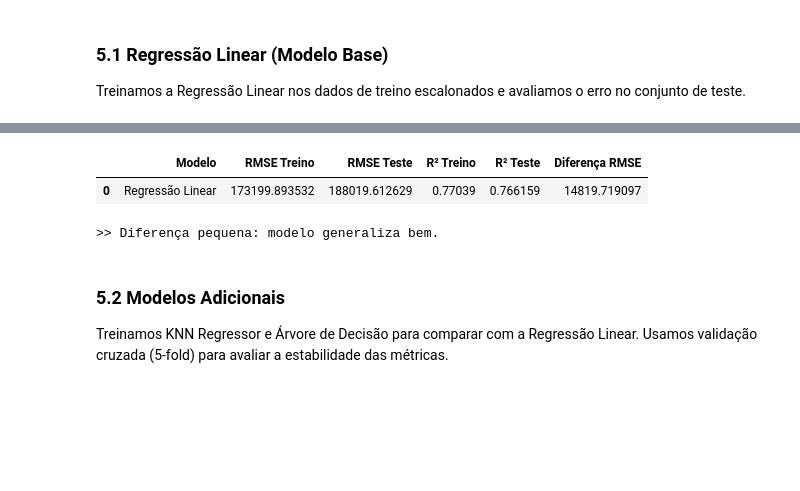
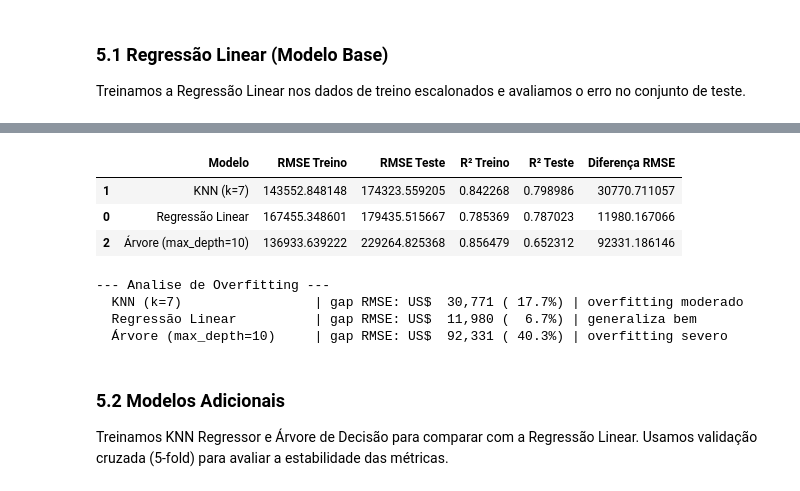
Before and after one commit to robertosim/projeto_avaliativo_analise_preditiva_sctec, a Jupyter notebook: notebooks/principal.ipynb, the cells around one changed output, grey strips where cells are left out. Saved outputs shown, nothing was run; the diff lists cells and outputs as text; code cells hidden in the pictures; blank space fills up the shorter version.

```diff
--- a/notebooks/principal.ipynb
+++ b/notebooks/principal.ipynb
@@ -813,24 +812,39 @@ display(metricas_lr)
-# %%
-# Comparação treino vs teste (diagnóstico de overfitting)
-from sklearn.linear_model import LinearRegression
-
-from src.modeling import comparar_modelos
-
-modelos = {
-    "Regressão Linear": LinearRegression()
-}
-tabela_diagnostico = comparar_modelos(modelos, X_train_scaled, y_train,
-                                       X_test_scaled, y_test)
-display(tabela_diagnostico)
-
-if tabela_diagnostico["Diferença RMSE"].iloc[0] < 50000:
-    print(">> Diferença pequena: modelo generaliza bem.")
-else:
-    print(">> Diferença elevada: possível overfitting.")
-# %% [output]
-|  | Modelo | RMSE Treino | RMSE Teste | R² Treino | R² Teste | Diferença RMSE |
-| 0 | Regressão Linear | 173199.893532 | 188019.612629 | 0.77039 | 0.766159 | 14819.719097 |
->> Diferença pequena: modelo generaliza bem.
+# %%
+# Diagnóstico de overfitting para todos os modelos
+from sklearn.linear_model import LinearRegression
+from sklearn.neighbors import KNeighborsRegressor
+from sklearn.tree import DecisionTreeRegressor
+from src.modeling import comparar_modelos
+
+modelos_diag = {
+    "Regressão Linear": LinearRegression(),
+    "KNN (k=7)": KNeighborsRegressor(n_neighbors=7),
+    "Árvore (max_depth=10)": DecisionTreeRegressor(max_depth=10, random_state=42)
+}
+tabela_diagnostico = comparar_modelos(modelos_diag, X_train_scaled, y_train,
+                                       X_test_scaled, y_test)
+display(tabela_diagnostico)
+
+print("\n--- Analise de Overfitting ---")
+for _, row in tabela_diagnostico.iterrows():
+    gap = row["Diferença RMSE"]
+    pct = (gap / row["RMSE Teste"]) * 100
+    if pct < 10:
+        msg = "generaliza bem"
+    elif pct < 30:
+        msg = "overfitting moderado"
+    else:
+        msg = "overfitting severo"
+    print(f"  {row['Modelo']:<25} | gap RMSE: US${gap:>8,.0f} ({pct:>5.1f}%) | {msg}")
+# %% [output]
+|  | Modelo | RMSE Treino | RMSE Teste | R² Treino | R² Teste | Diferença RMSE |
+| 1 | KNN (k=7) | 143552.848148 | 174323.559205 | 0.842268 | 0.798986 | 30770.711057 |
+| 0 | Regressão Linear | 167455.348601 | 179435.515667 | 0.785369 | 0.787023 | 11980.167066 |
+| 2 | Árvore (max_depth=10) | 136933.639222 | 229264.825368 | 0.856479 | 0.652312 | 92331.186146 |
+--- Analise de Overfitting ---
+  KNN (k=7)                 | gap RMSE: US$  30,771 ( 17.7%) | overfitting moderado
+  Regressão Linear          | gap RMSE: US$  11,980 (  6.7%) | generaliza bem
+  Árvore (max_depth=10)     | gap RMSE: US$  92,331 ( 40.3%) | overfitting severo
 # %% [markdown]
 ### 5.2 Modelos Adicionais
 
```
Also changed, not shown: parts of 16 cells of this notebook, 1 other file.
